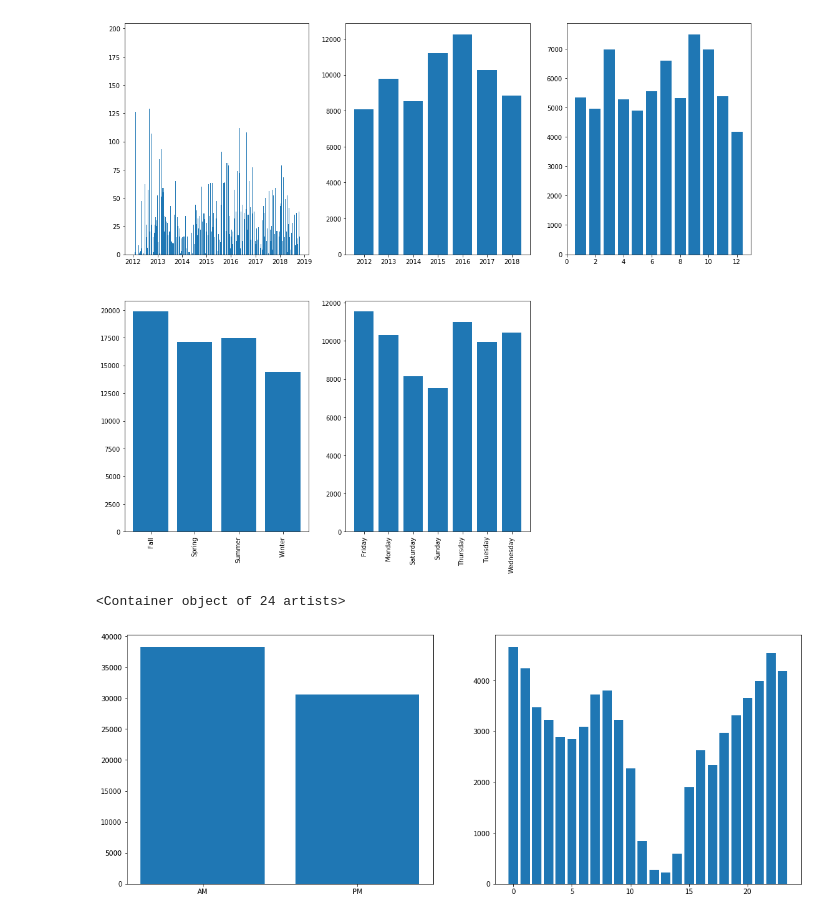
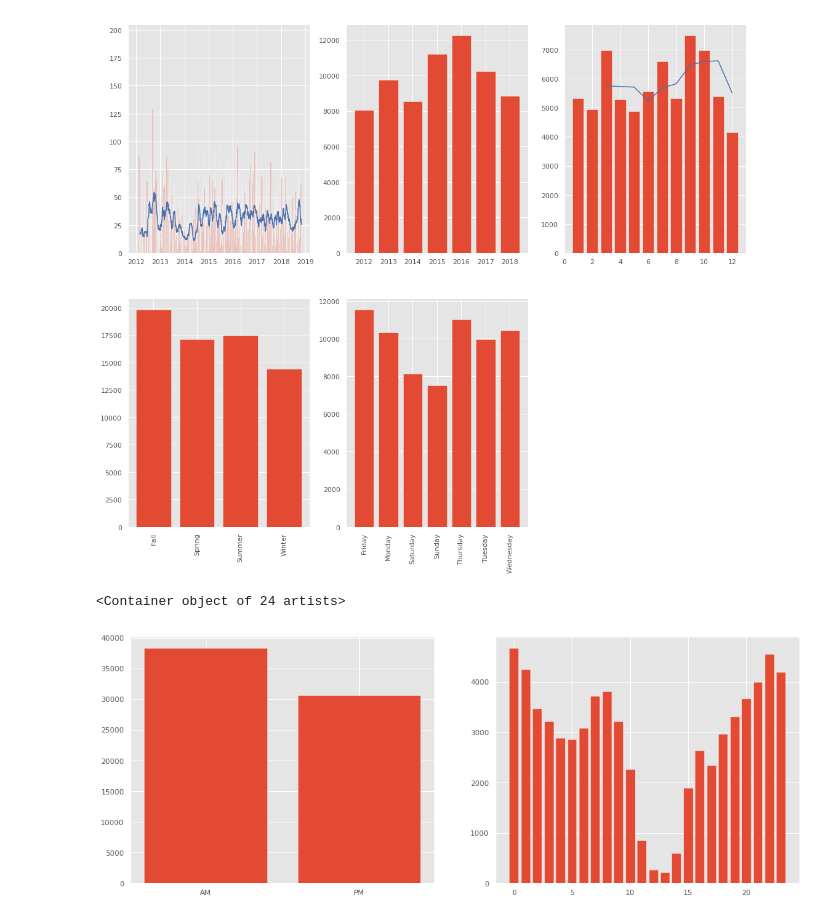
Before and after one commit to pabloarshid/playingwithlastfmdata, a Jupyter notebook: Untitled.ipynb, the cells around one changed output. Cells and saved outputs as stored; diff of their text form; code cells hidden in the pictures.

```diff
--- a/Untitled.ipynb
+++ b/Untitled.ipynb
@@ -56,6 +35,7 @@ lastfm
 # %%
 
 import matplotlib.pyplot as plt
+plt.style.use('ggplot')
 time1 = lastfm['Date'].dt.month
 time2 = lastfm['Date'].dt.date
 time3 = lastfm['Date'].dt.year
@@ -86,34 +66,36 @@ fig = plt.figure()
 
 ax1 = fig.add_subplot(231)
 ax1.bar(timedate.index, timedate.Date)
+ax1.plot(timedate['Date'].rolling(30).mean(), 'b',label= 'MA 30 days')
 ax1.xaxis_date()
 
 ax2 = fig.add_subplot(232)
 ax2.bar(timeyear.index, timeyear.Date)
 
 ax3 = fig.add_subplot(233)
 ax3.bar(timemonth.index, timemonth.Date)
+ax3.plot(timemonth['Date'].rolling(3).mean(),'b',label= 'MA 3 Months')
 
 
 ax4 = fig.add_subplot(234)
 idx=Season.index.tolist()
 x = range(len(idx))
 plt.bar(x, Season['Season'].values)
 plt.xticks(x, idx, rotation=90)
 
 
 ax5 = fig.add_subplot(235)
 idy=DoftheW.index.tolist()
 y = range(len(idy))
 plt.bar(y, DoftheW['Day of the Week'].values)
 plt.xticks(y, idy, rotation=90)
 
 fig.show()
 
 
 # del timemonth, timeyear, timedate, Season, DoftheW
 # %% [output]
-[figure, old version]
+[figure, new version]
 # %%
 fig = plt.figure()
 ax1 = fig.add_subplot(221)
@@ -128,7 +110,7 @@ ax2 = fig.add_subplot(222)
 plt.bar(specificTime.index, specificTime.DateTime.values)
 # %% [output]
 <Container object of 24 artists>
-[figure, old version]
+[figure, new version]
 # %%
 am = lastfm[lastfm['TOD'] == 'AM']
 pm = lastfm[lastfm['TOD'] == 'PM']
```
Also changed, not shown: parts of 3 cells of this notebook, 5 other files.
